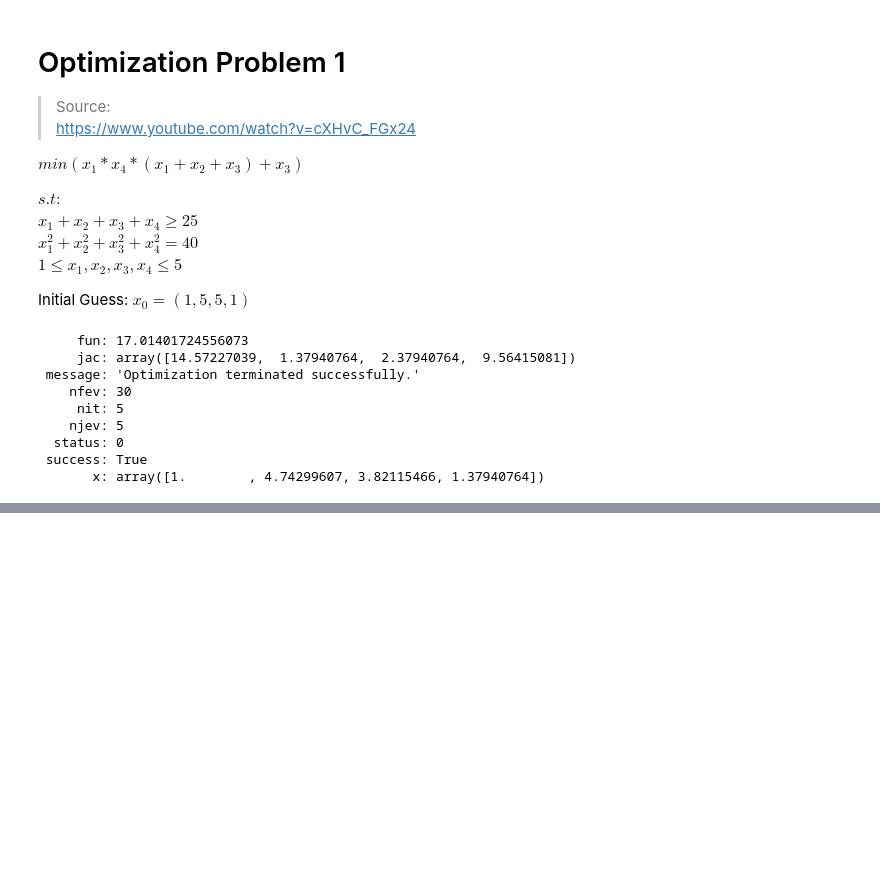
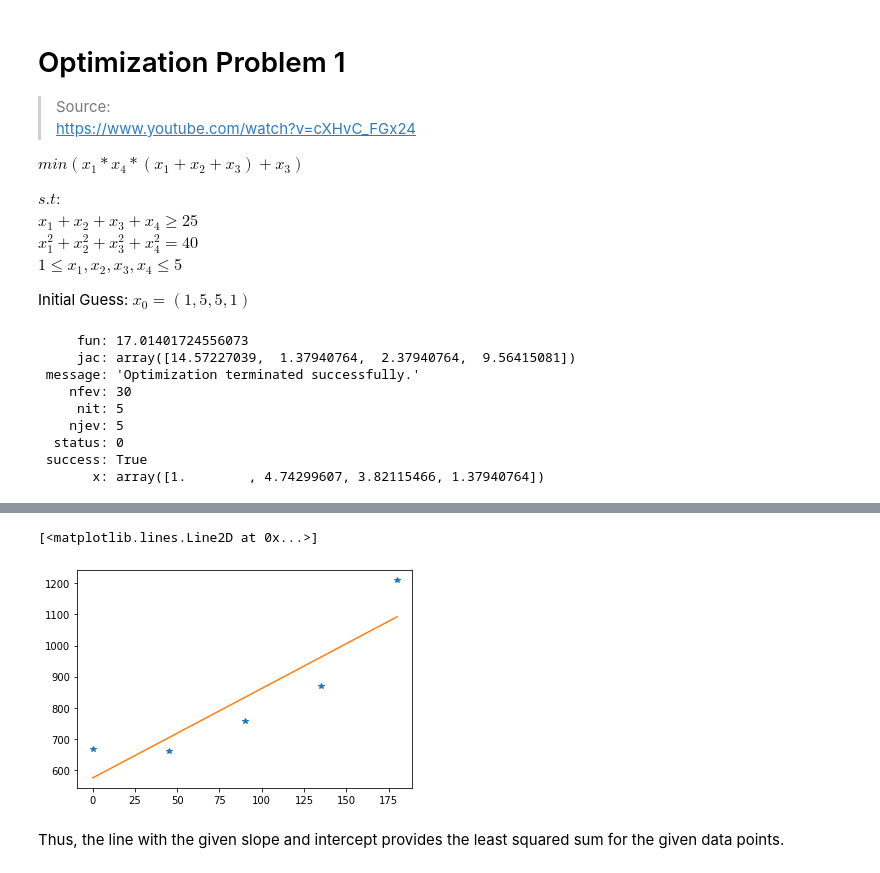
Before and after one commit to smit585/ReinforcementLearning, a Jupyter notebook: Optimization_Problems.ipynb, the cells around one changed output, grey strips where cells are left out. Saved outputs shown, nothing was run; the diff lists cells and outputs as text; code cells hidden in the pictures; blank space fills up the shorter version.

```diff
--- a/Optimization_Problems.ipynb
+++ b/Optimization_Problems.ipynb
@@ -66,0 +219,13 @@ print(sol)
+# %%
+def obj4(w):
+  obj = 0
+  m = w[0]
+  c = w[1]
+  for i in range(x.size):
+    obj += (y[i] - (m*x[i] + c))**2
+
+  return obj
+# %%
+x0 = [0.5, 1]
+# %%
+sol = minimize(obj4, x0, method='SLSQP')
@@ -66,0 +244,17 @@ print(sol)
+# %%
+slope = sol.x[0]
+interc = sol.x[1]
+
+point1_x = 0
+point1_y = interc
+
+point2_x = 180
+point2_y = slope*point2_x + interc
+# %%
+plt.plot(x, y, '*')
+plt.plot([point1_x, point2_x], [point1_y, point2_y])
+# %% [output]
+[<matplotlib.lines.Line2D at 0x...>]
+[figure, added]
+# %% [markdown]
+Thus, the line with the given slope and intercept provides the least squared sum for the given data points.
```
Also changed, not shown: parts of 27 cells of this notebook.
